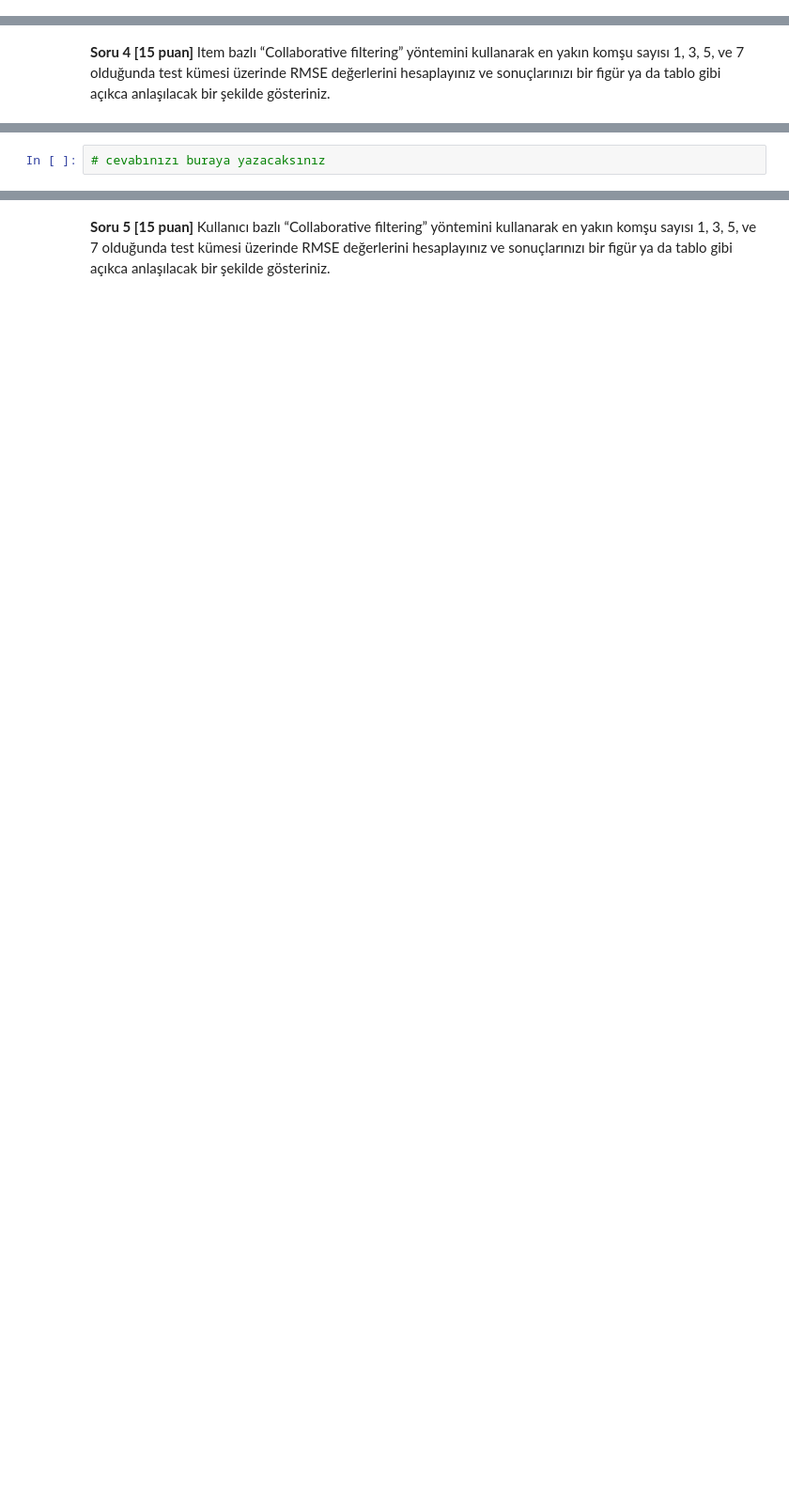
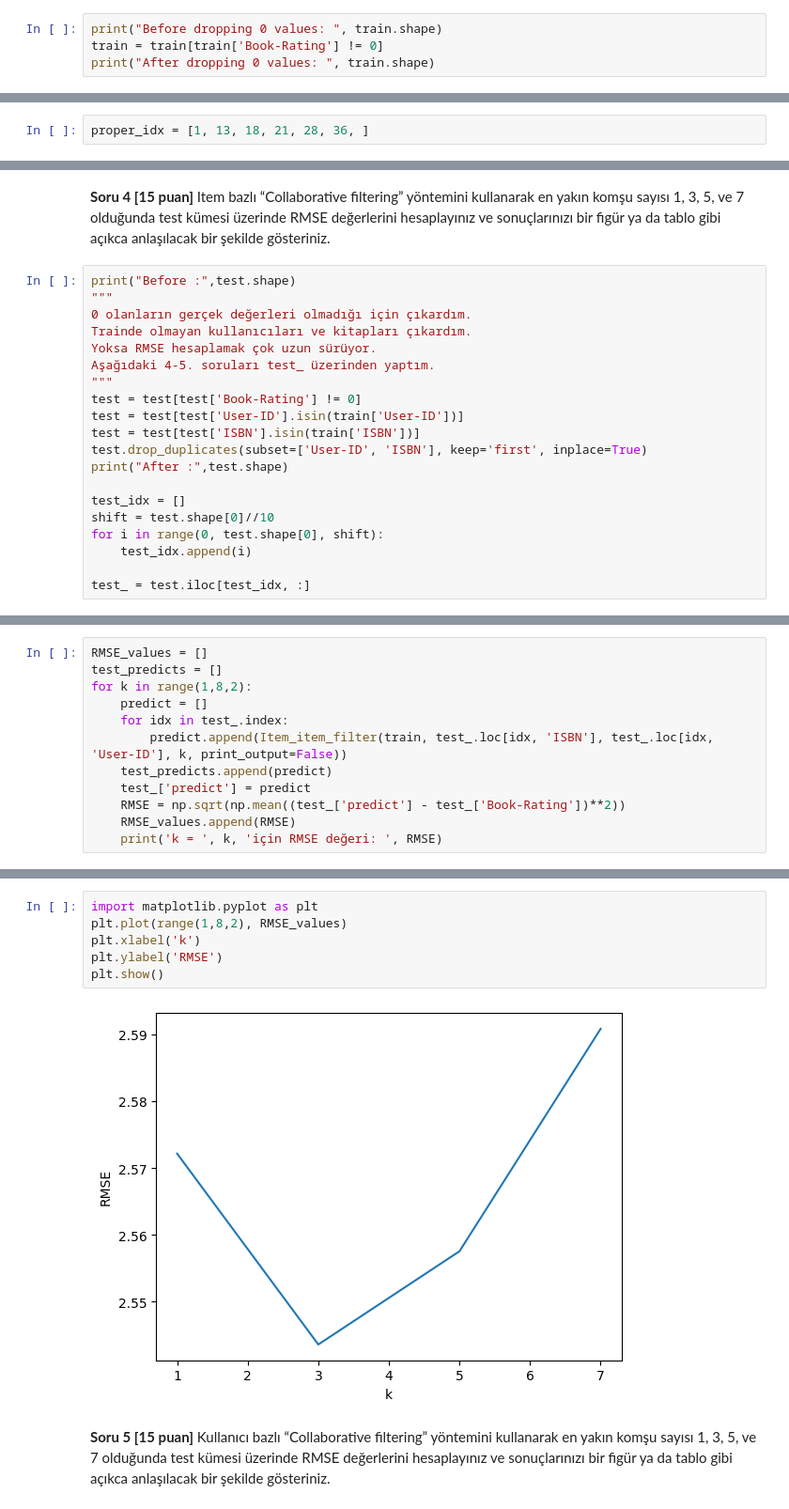
Before and after one commit to emre-bl/BIL476-Data-Mining, a Jupyter notebook: Recommendation Systems/Odev 2.ipynb, the cells around one changed output, grey strips where cells are left out. Shown at 94% size. Saved outputs shown, nothing was run; the diff lists cells and outputs as text; blank space fills up the shorter version.

```diff
--- a/Recommendation Systems/Odev 2.ipynb
+++ b/Recommendation Systems/Odev 2.ipynb
@@ -30,0 +31,4 @@ test.reset_index(drop=True, inplace=True)
+# %%
+print("Before dropping 0 values: ", train.shape)
+train = train[train['Book-Rating'] != 0]
+print("After dropping 0 values: ", train.shape)
@@ -155 +209,3 @@ test.head(5)
+# %%
+proper_idx = [1, 13, 18, 21, 28, 36, ]
 # %%
@@ -205,2 +237,22 @@ Tahmin Değeri : None
 # %% [markdown]
 **Soru 4 [15 puan]**  Item bazlı “Collaborative filtering” yöntemini kullanarak en yakın komşu sayısı 1, 3, 5, ve 7 olduğunda test kümesi üzerinde RMSE değerlerini hesaplayınız ve sonuçlarınızı bir figür ya da tablo gibi açıkca anlaşılacak bir şekilde gösteriniz.
+# %%
+print("Before :",test.shape)
+"""
+0 olanların gerçek değerleri olmadığı için çıkardım.
+Trainde olmayan kullanıcıları ve kitapları çıkardım.
+Yoksa RMSE hesaplamak çok uzun sürüyor.
+Aşağıdaki 4-5. soruları test_ üzerinden yaptım.
+"""
+test = test[test['Book-Rating'] != 0]
+test = test[test['User-ID'].isin(train['User-ID'])]
+test = test[test['ISBN'].isin(train['ISBN'])]
+test.drop_duplicates(subset=['User-ID', 'ISBN'], keep='first', inplace=True)
+print("After :",test.shape)
+
+test_idx = []
+shift = test.shape[0]//10
+for i in range(0, test.shape[0], shift):
+    test_idx.append(i)
+
+test_ = test.iloc[test_idx, :]
@@ -207,2 +262,12 @@ Tahmin Değeri : None
 # %%
-# cevabınızı buraya yazacaksınız
+RMSE_values = []
+test_predicts = []
+for k in range(1,8,2):
+    predict = []
+    for idx in test_.index:
+        predict.append(Item_item_filter(train, test_.loc[idx, 'ISBN'], test_.loc[idx, 'User-ID'], k, print_output=False))
+    test_predicts.append(predict)
+    test_['predict'] = predict
+    RMSE = np.sqrt(np.mean((test_['predict'] - test_['Book-Rating'])**2))
+    RMSE_values.append(RMSE)
+    print('k = ', k, 'için RMSE değeri: ', RMSE)
@@ -209,3 +279,11 @@ Tahmin Değeri : None
+# %%
+import matplotlib.pyplot as plt
+plt.plot(range(1,8,2), RMSE_values)
+plt.xlabel('k')
+plt.ylabel('RMSE')
+plt.show()
+# %% [output]
+[figure, added]
 # %% [markdown]
 **Soru 5 [15 puan]**  Kullanıcı bazlı “Collaborative filtering” yöntemini kullanarak en yakın komşu sayısı 1, 3, 5, ve 7 olduğunda test kümesi üzerinde RMSE değerlerini hesaplayınız ve sonuçlarınızı bir figür ya da tablo gibi açıkca anlaşılacak bir şekilde gösteriniz.
 # %%
```
Also changed, not shown: parts of 37 cells of this notebook.
